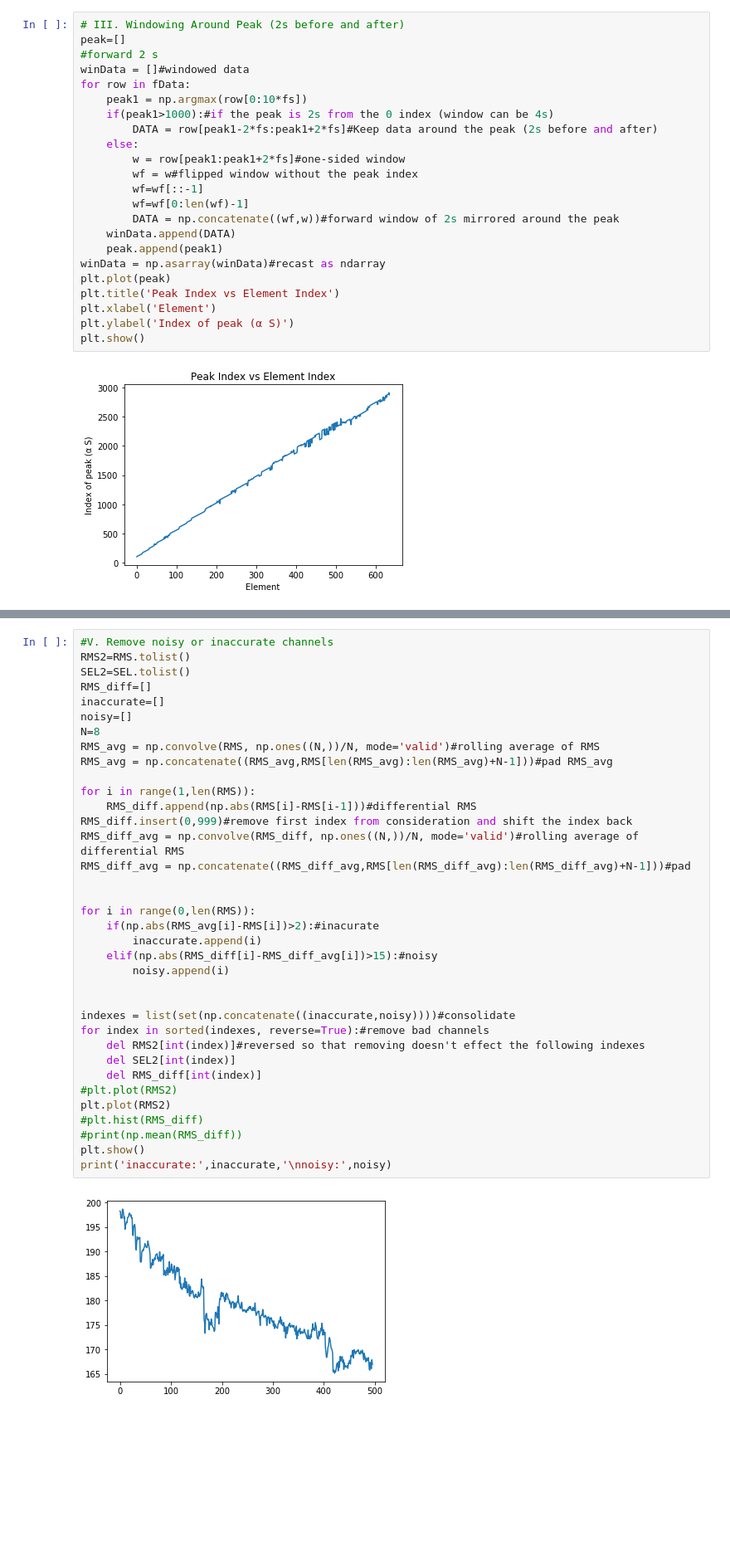
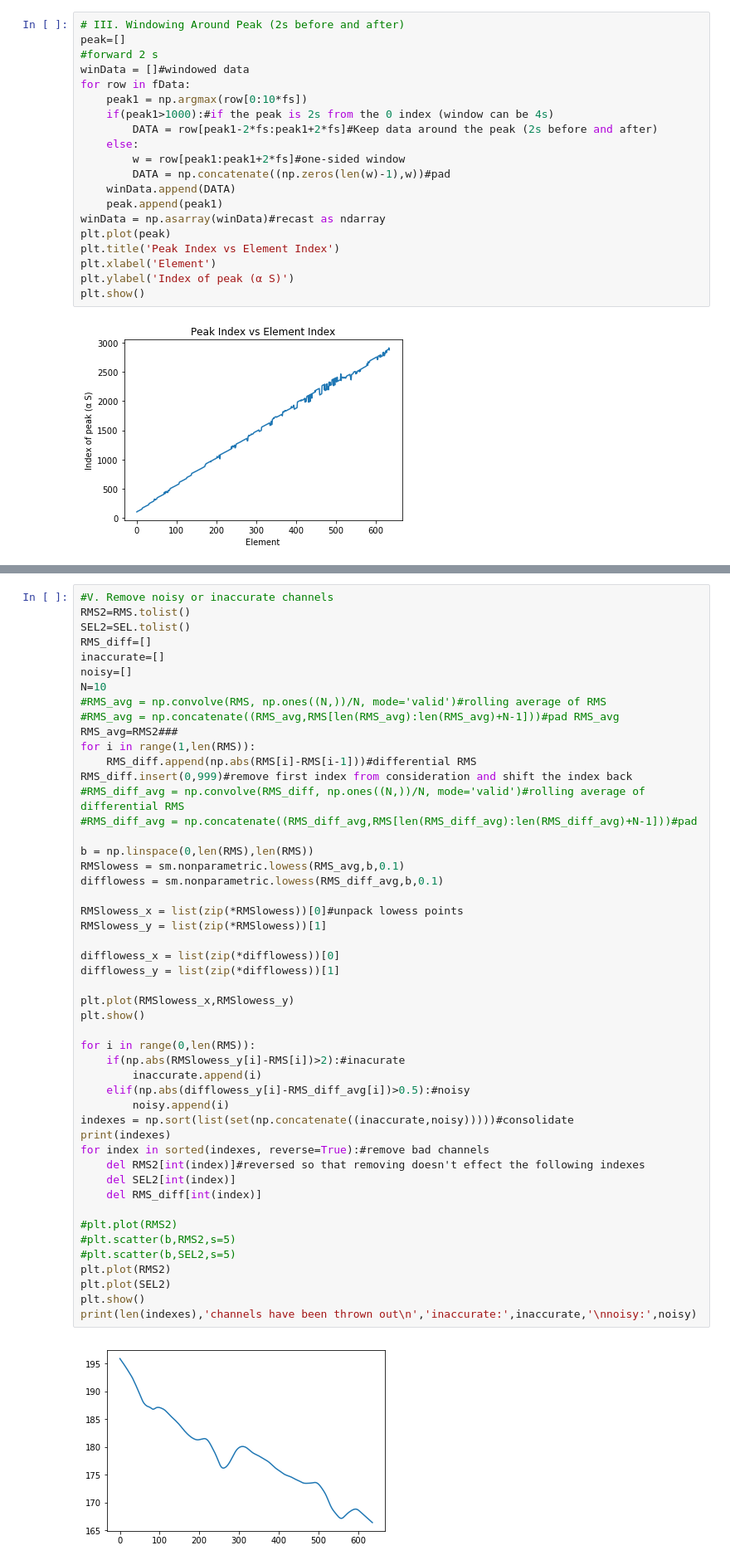
Before and after one commit to efreneau/Machine-Learning-On-Seismic-Streamer-Data, a Jupyter notebook: Calculating RMS and SEL.ipynb, the cells around one changed output, grey strips where cells are left out. Shown: that part at 83% size. Saved outputs shown, nothing was run; the diff lists cells and outputs as text; blank space fills up the shorter version.

```diff
--- a/Calculating RMS and SEL.ipynb
+++ b/Calculating RMS and SEL.ipynb
@@ -65,10 +67,7 @@ for row in fData:
         DATA = row[peak1-2*fs:peak1+2*fs]#Keep data around the peak (2s before and after)
     else:
         w = row[peak1:peak1+2*fs]#one-sided window
-        wf = w#flipped window without the peak index
-        wf=wf[::-1]
-        wf=wf[0:len(wf)-1]
-        DATA = np.concatenate((wf,w))#forward window of 2s mirrored around the peak
+        DATA = np.concatenate((np.zeros(len(w)-1),w))#pad
     winData.append(DATA)
     peak.append(peak1)
 winData = np.asarray(winData)#recast as ndarray
@@ -151,38 +150,51 @@ scipy.io.savemat('Data1.mat', mdict={'SEL':SEL,'RMS':RMS,'Windowed': winData,'Fi
 # %%
 #V. Remove noisy or inaccurate channels
 RMS2=RMS.tolist()
 SEL2=SEL.tolist()
 RMS_diff=[]
 inaccurate=[]
 noisy=[]
-N=8
-RMS_avg = np.convolve(RMS, np.ones((N,))/N, mode='valid')#rolling average of RMS
-RMS_avg = np.concatenate((RMS_avg,RMS[len(RMS_avg):len(RMS_avg)+N-1]))#pad RMS_avg
-
+N=10
+#RMS_avg = np.convolve(RMS, np.ones((N,))/N, mode='valid')#rolling average of RMS
+#RMS_avg = np.concatenate((RMS_avg,RMS[len(RMS_avg):len(RMS_avg)+N-1]))#pad RMS_avg
+RMS_avg=RMS2###
 for i in range(1,len(RMS)):
     RMS_diff.append(np.abs(RMS[i]-RMS[i-1]))#differential RMS
 RMS_diff.insert(0,999)#remove first index from consideration and shift the index back
-RMS_diff_avg = np.convolve(RMS_diff, np.ones((N,))/N, mode='valid')#rolling average of differential RMS
-RMS_diff_avg = np.concatenate((RMS_diff_avg,RMS[len(RMS_diff_avg):len(RMS_diff_avg)+N-1]))#pad
+#RMS_diff_avg = np.convolve(RMS_diff, np.ones((N,))/N, mode='valid')#rolling average of differential RMS
+#RMS_diff_avg = np.concatenate((RMS_diff_avg,RMS[len(RMS_diff_avg):len(RMS_diff_avg)+N-1]))#pad
 
+b = np.linspace(0,len(RMS),len(RMS))
+RMSlowess = sm.nonparametric.lowess(RMS_avg,b,0.1)
+difflowess = sm.nonparametric.lowess(RMS_diff_avg,b,0.1)
+
+RMSlowess_x = list(zip(*RMSlowess))[0]#unpack lowess points
+RMSlowess_y = list(zip(*RMSlowess))[1]
+
+difflowess_x = list(zip(*difflowess))[0]
+difflowess_y = list(zip(*difflowess))[1]
+
+plt.plot(RMSlowess_x,RMSlowess_y)
+plt.show()
 
 for i in range(0,len(RMS)):
-    if(np.abs(RMS_avg[i]-RMS[i])>2):#inacurate
+    if(np.abs(RMSlowess_y[i]-RMS[i])>2):#inacurate
         inaccurate.append(i)
-    elif(np.abs(RMS_diff[i]-RMS_diff_avg[i])>15):#noisy
+    elif(np.abs(difflowess_y[i]-RMS_diff_avg[i])>0.5):#noisy
         noisy.append(i)
-
-
-indexes = list(set(np.concatenate((inaccurate,noisy))))#consolidate
+indexes = np.sort(list(set(np.concatenate((inaccurate,noisy)))))#consolidate
+print(indexes)
 for index in sorted(indexes, reverse=True):#remove bad channels
     del RMS2[int(index)]#reversed so that removing doesn't effect the following indexes
     del SEL2[int(index)]
     del RMS_diff[int(index)]
+
 #plt.plot(RMS2)
+#plt.scatter(b,RMS2,s=5)
+#plt.scatter(b,SEL2,s=5)
 plt.plot(RMS2)
-#plt.hist(RMS_diff)
-#print(np.mean(RMS_diff))
+plt.plot(SEL2)
 plt.show()
-print('inaccurate:',inaccurate,'\nnoisy:',noisy)
+print(len(indexes),'channels have been thrown out\n','inaccurate:',inaccurate,'\nnoisy:',noisy)
 # %% [output]
-[figure, old version]
+[figure, new version]
```
Also changed, not shown: parts of 6 cells of this notebook.
